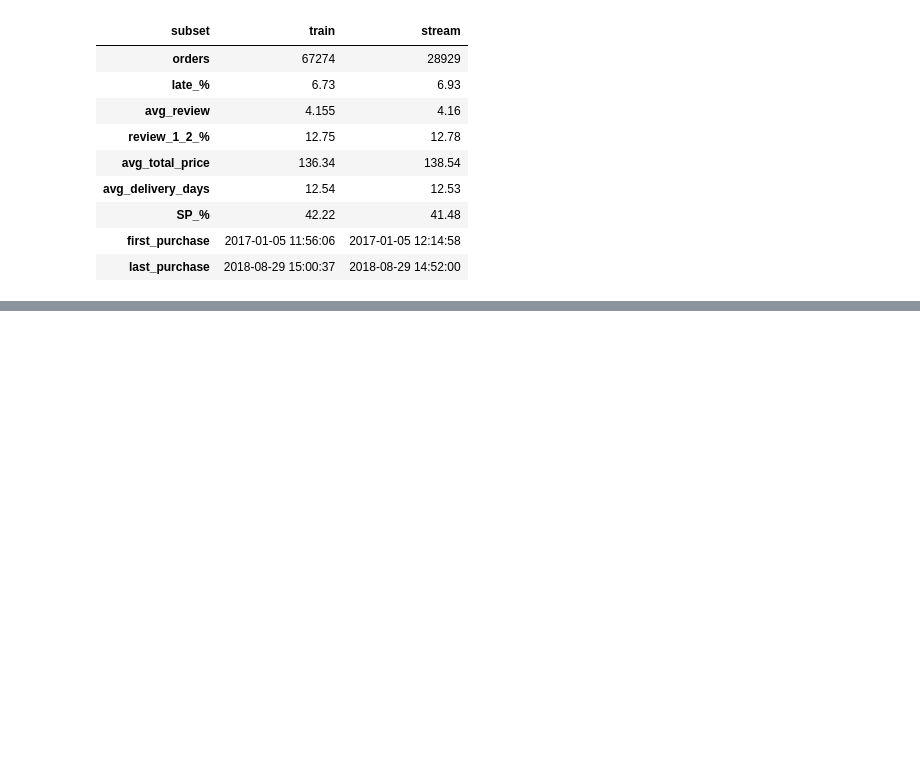
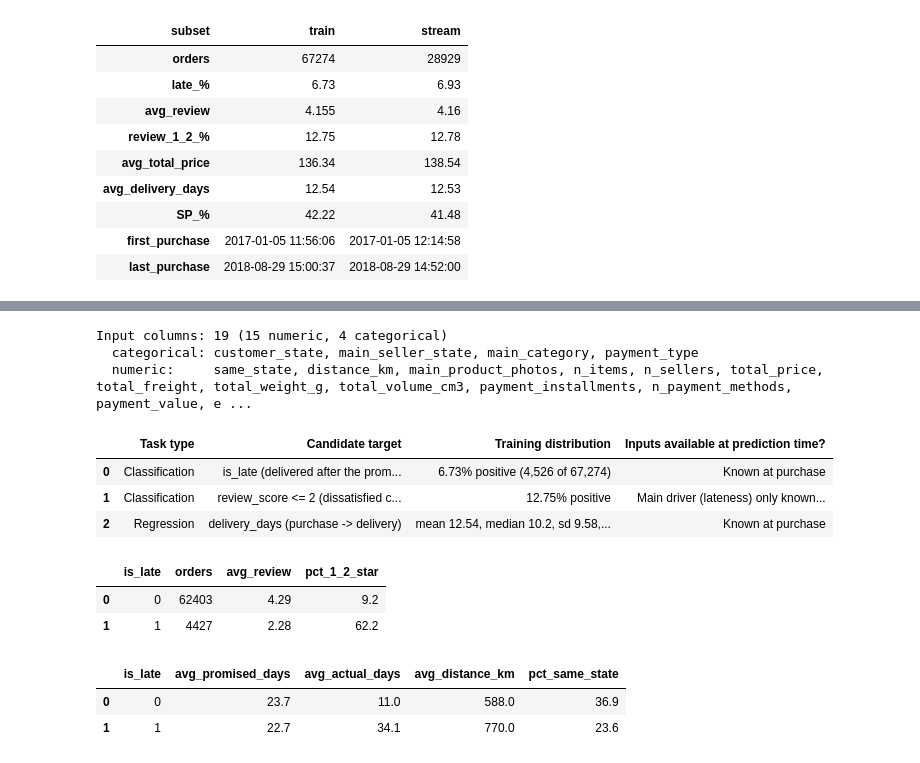
Before and after one commit to ndec0001-max/ITO5202_A2, a Jupyter notebook: assessment2.ipynb, the cells around one changed output, grey strips where cells are left out. Drawn from its saved outputs; the diff is of its cells as text; code cells hidden in the pictures; blank space fills up the shorter version.

Commit message:
ML task selection

```diff
--- a/assessment2.ipynb
+++ b/assessment2.ipynb
@@ -688,0 +719,71 @@ profile_pd
+# %%
+# ---------------------------------------------------------------
+# Evidence for the task choice (TRAINING subset only)
+# ---------------------------------------------------------------
+
+n_train = train_df.count()
+
+# 1. Input columns by type: what the dataset offers as features
+OUTCOME_COLS = ["delivery_days", "delay_days", "is_late", "review_score"]
+ID_COLS      = ["order_id", "order_purchase_timestamp"]
+input_types = [(c, t) for c, t in train_df.dtypes if c not in OUTCOME_COLS + ID_COLS]
+categorical = [c for c, t in input_types if t == "string"]
+numeric     = [c for c, t in input_types if t != "string"]
+print(f"Input columns: {len(input_types)} "
+      f"({len(numeric)} numeric, {len(categorical)} categorical)")
+print("  categorical:", ", ".join(categorical))
+print("  numeric:    ", ", ".join(numeric), "\n")
+
+# 2. The three candidate targets side by side
+cand = train_df.agg(
+    F.round(100 * F.avg("is_late"), 2).alias("late_pct"),
+    F.sum("is_late").alias("late_n"),
+    F.round(100 * F.avg((F.col("review_score") <= 2).cast("int")), 2).alias("bad_review_pct"),
+    F.round(F.avg("delivery_days"), 2).alias("dd_mean"),
+    F.round(F.stddev("delivery_days"), 2).alias("dd_std"),
+    F.round(F.expr("percentile_approx(delivery_days, 0.5)"), 2).alias("dd_median"),
+    F.round(F.max("delivery_days"), 1).alias("dd_max"),
+    F.round(F.skewness("delivery_days"), 2).alias("dd_skew"),
+).first()
+
+candidates = pd.DataFrame([
+    ("Classification", "is_late (delivered after the promised date)",
+     f"{cand.late_pct}% positive ({cand.late_n:,} of {n_train:,})", "Known at purchase"),
+    ("Classification", "review_score <= 2 (dissatisfied customer)",
+     f"{cand.bad_review_pct}% positive", "Main driver (lateness) only known after delivery"),
+    ("Regression", "delivery_days (purchase -> delivery)",
+     f"mean {cand.dd_mean}, median {cand.dd_median}, sd {cand.dd_std}, "
+     f"max {cand.dd_max}, skew {cand.dd_skew}", "Known at purchase"),
+], columns=["Task type", "Candidate target", "Training distribution", "Inputs available at prediction time?"])
+pd.set_option("display.max_colwidth", None)
+display(candidates)
+
+# 3. Business link from A1: what does a late delivery cost in reviews?
+display(train_df.filter(F.col("review_score").isNotNull())
+        .groupBy("is_late")
+        .agg(F.count("*").alias("orders"),
+             F.round(F.avg("review_score"), 2).alias("avg_review"),
+             F.round(100 * F.avg((F.col("review_score") <= 2).cast("int")), 1).alias("pct_1_2_star"))
+        .orderBy("is_late").toPandas())
+
+# 4. Does the promised delivery window already 'explain' lateness?
+display(train_df.groupBy("is_late")
+        .agg(F.round(F.avg("estimated_delivery_days"), 1).alias("avg_promised_days"),
+             F.round(F.avg("delivery_days"), 1).alias("avg_actual_days"),
+             F.round(F.avg("distance_km"), 0).alias("avg_distance_km"),
+             F.round(100 * F.avg("same_state"), 1).alias("pct_same_state"))
+        .orderBy("is_late").toPandas())
+# %% [output]
+Input columns: 19 (15 numeric, 4 categorical)
+  categorical: customer_state, main_seller_state, main_category, payment_type
+  numeric:     same_state, distance_km, main_product_photos, n_items, n_sellers, total_price, total_freight, total_weight_g, total_volume_cm3, payment_installments, n_payment_methods, payment_value, e ...
+|  | Task type | Candidate target | Training distribution | Inputs available at prediction time? |
+| 0 | Classification | is_late (delivered after the prom... | 6.73% positive (4,526 of 67,274) | Known at purchase |
+| 1 | Classification | review_score <= 2 (dissatisfied c... | 12.75% positive | Main driver (lateness) only known... |
+| 2 | Regression | delivery_days (purchase -> delivery) | mean 12.54, median 10.2, sd 9.58,... | Known at purchase |
+|  | is_late | orders | avg_review | pct_1_2_star |
+| 0 | 0 | 62403 | 4.29 | 9.2 |
+| 1 | 1 | 4427 | 2.28 | 62.2 |
+|  | is_late | avg_promised_days | avg_actual_days | avg_distance_km | pct_same_state |
+| 0 | 0 | 23.7 | 11.0 | 588.0 | 36.9 |
+| 1 | 1 | 22.7 | 34.1 | 770.0 | 23.6 |
```
Also changed, not shown: parts of 11 cells of this notebook.
